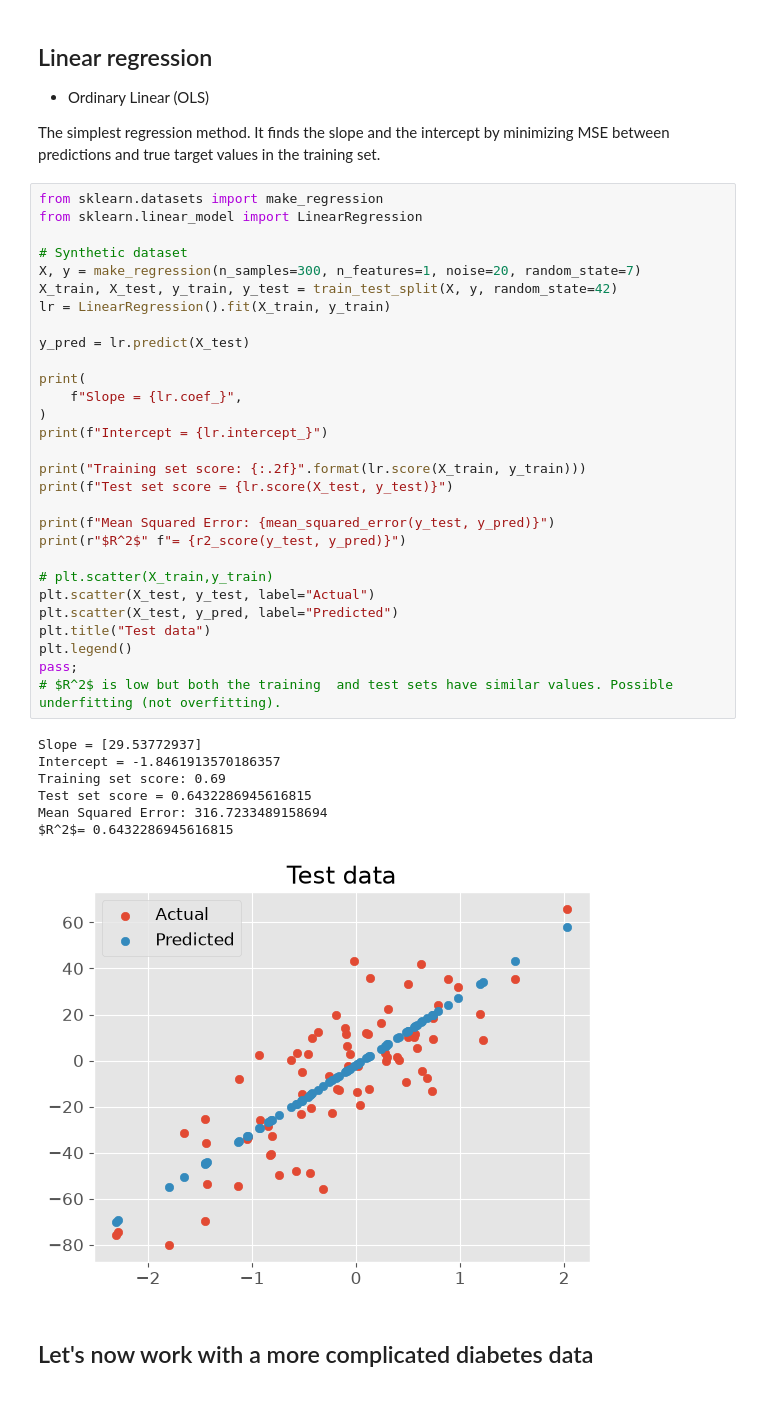
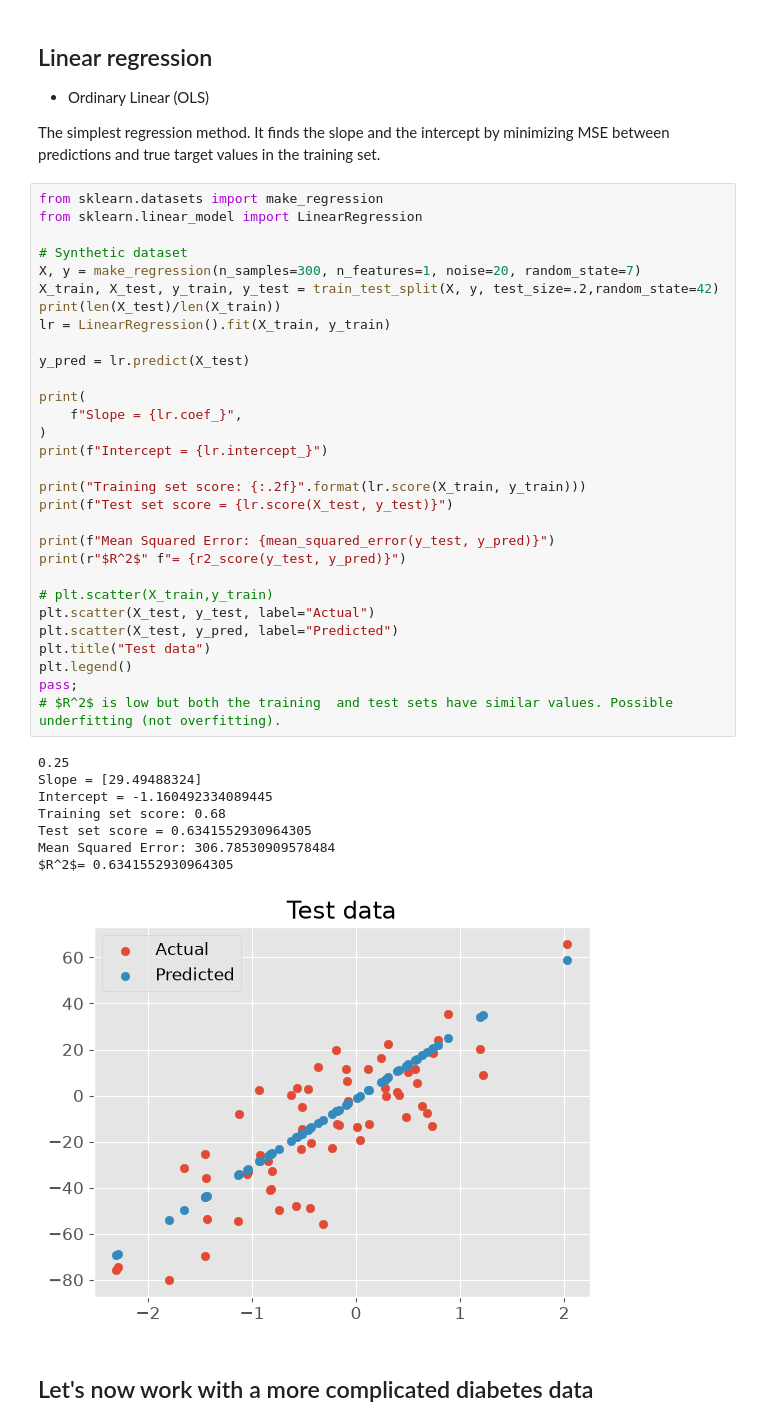
Before and after one commit to arghyadutta/PhysML, a Jupyter notebook: 04-notebook.ipynb, the cells around one changed output. Drawn from its saved outputs; the diff is of its cells as text.

```diff
--- a/04-notebook.ipynb
+++ b/04-notebook.ipynb
@@ -116,40 +126,42 @@ The simplest regression method. It finds the slope and the intercept by minimizi
 # %%
 from sklearn.datasets import make_regression
 from sklearn.linear_model import LinearRegression
 
 # Synthetic dataset
 X, y = make_regression(n_samples=300, n_features=1, noise=20, random_state=7)
-X_train, X_test, y_train, y_test = train_test_split(X, y, random_state=42)
+X_train, X_test, y_train, y_test = train_test_split(X, y, test_size=.2,random_state=42)
+print(len(X_test)/len(X_train))
 lr = LinearRegression().fit(X_train, y_train)
 
 y_pred = lr.predict(X_test)
 
 print(
     f"Slope = {lr.coef_}",
 )
 print(f"Intercept = {lr.intercept_}")
 
 print("Training set score: {:.2f}".format(lr.score(X_train, y_train)))
 print(f"Test set score = {lr.score(X_test, y_test)}")
 
 print(f"Mean Squared Error: {mean_squared_error(y_test, y_pred)}")
 print(r"$R^2$" f"= {r2_score(y_test, y_pred)}")
 
 # plt.scatter(X_train,y_train)
 plt.scatter(X_test, y_test, label="Actual")
 plt.scatter(X_test, y_pred, label="Predicted")
 plt.title("Test data")
 plt.legend()
 pass;
 # $R^2$ is low but both the training  and test sets have similar values. Possible underfitting (not overfitting).
 # %% [output]
-Slope = [29.53772937]
-Intercept = -1.8461913570186357
-Training set score: 0.69
-Test set score = 0.6432286945616815
-Mean Squared Error: 316.7233489158694
-$R^2$= 0.6432286945616815
+0.25
+Slope = [29.49488324]
+Intercept = -1.160492334089445
+Training set score: 0.68
+Test set score = 0.6341552930964305
+Mean Squared Error: 306.78530909578484
+$R^2$= 0.6341552930964305
-[figure, old version]
+[figure, new version]
 # %% [markdown]
 ## Let's now work with a more complicated diabetes data
 # %%
```
Also changed, not shown: parts of 8 cells of this notebook, 1 other file.
